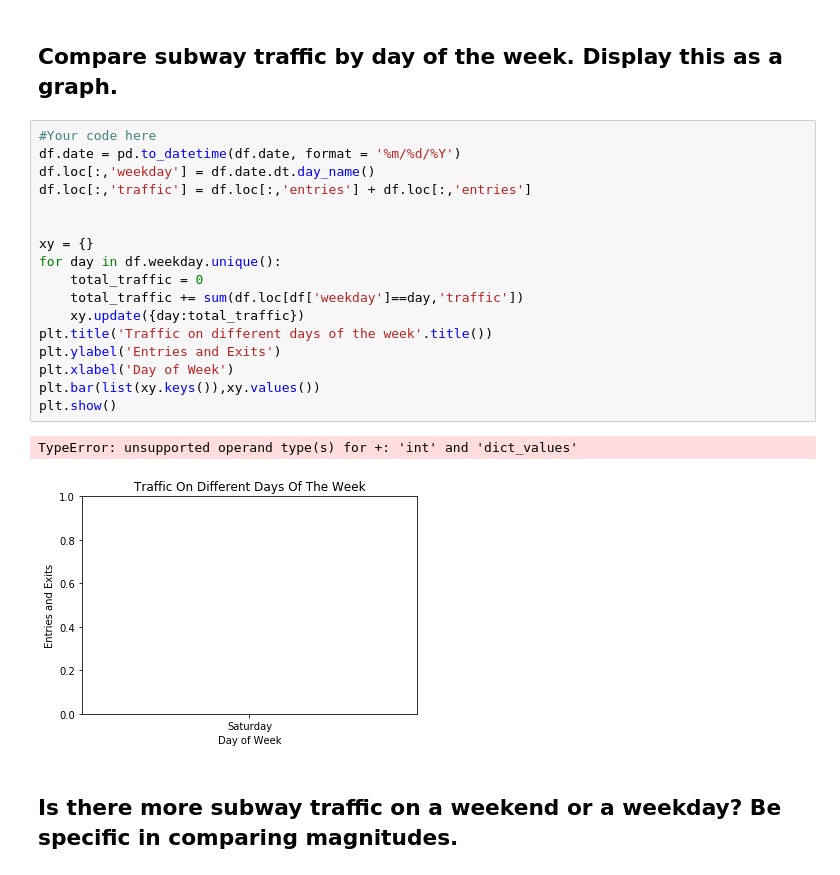
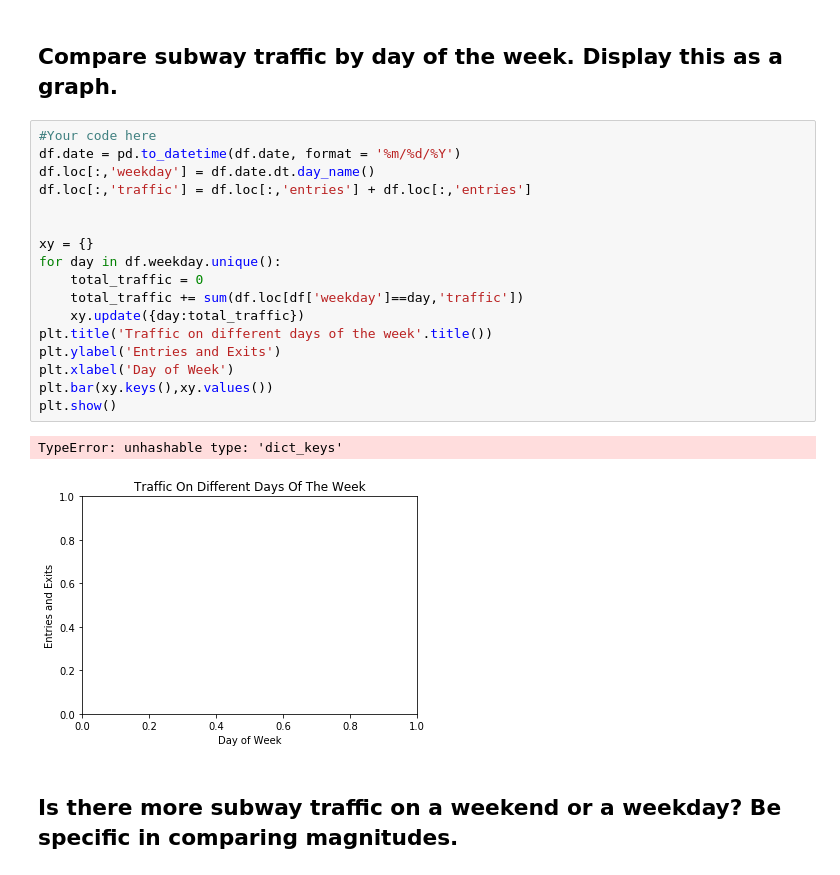
Before and after one commit to georgewillben/dsc-0-03-08-understanding-pandas-series-and-dataframes-lab-online-ds-pt-100118, a Jupyter notebook: index.ipynb, the cells around one changed output. Cells and saved outputs as stored; diff of their text form.

```diff
--- a/index.ipynb
+++ b/index.ipynb
@@ -115,23 +115,23 @@ Index(['linename', 'c/a', 'unit', 'scp', 'station', 'division', 'date', 'time',
 # %%
 #Your code here
 df.date = pd.to_datetime(df.date, format = '%m/%d/%Y')
 df.loc[:,'weekday'] = df.date.dt.day_name()
 df.loc[:,'traffic'] = df.loc[:,'entries'] + df.loc[:,'entries']
 
 
 xy = {}
 for day in df.weekday.unique():
     total_traffic = 0
     total_traffic += sum(df.loc[df['weekday']==day,'traffic'])
     xy.update({day:total_traffic})
 plt.title('Traffic on different days of the week'.title())
 plt.ylabel('Entries and Exits')
 plt.xlabel('Day of Week')
-plt.bar(list(xy.keys()),xy.values())
+plt.bar(xy.keys(),xy.values())
 plt.show()
 # %% [output]
-TypeError: unsupported operand type(s) for +: 'int' and 'dict_values'
+TypeError: unhashable type: 'dict_keys'
-[figure, old version]
+[figure, new version]
 # %% [markdown]
 ## Is there more subway traffic on a weekend or a weekday?    Be specific in comparing magnitudes.
 # %%
```
